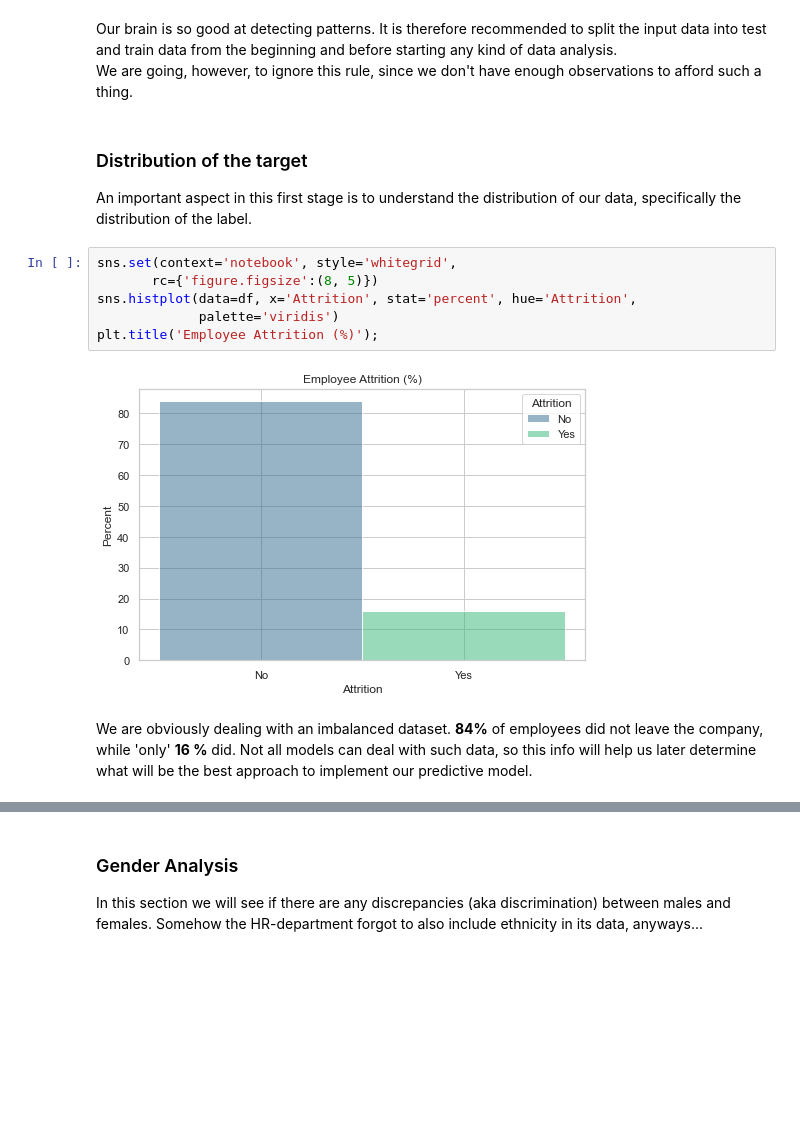
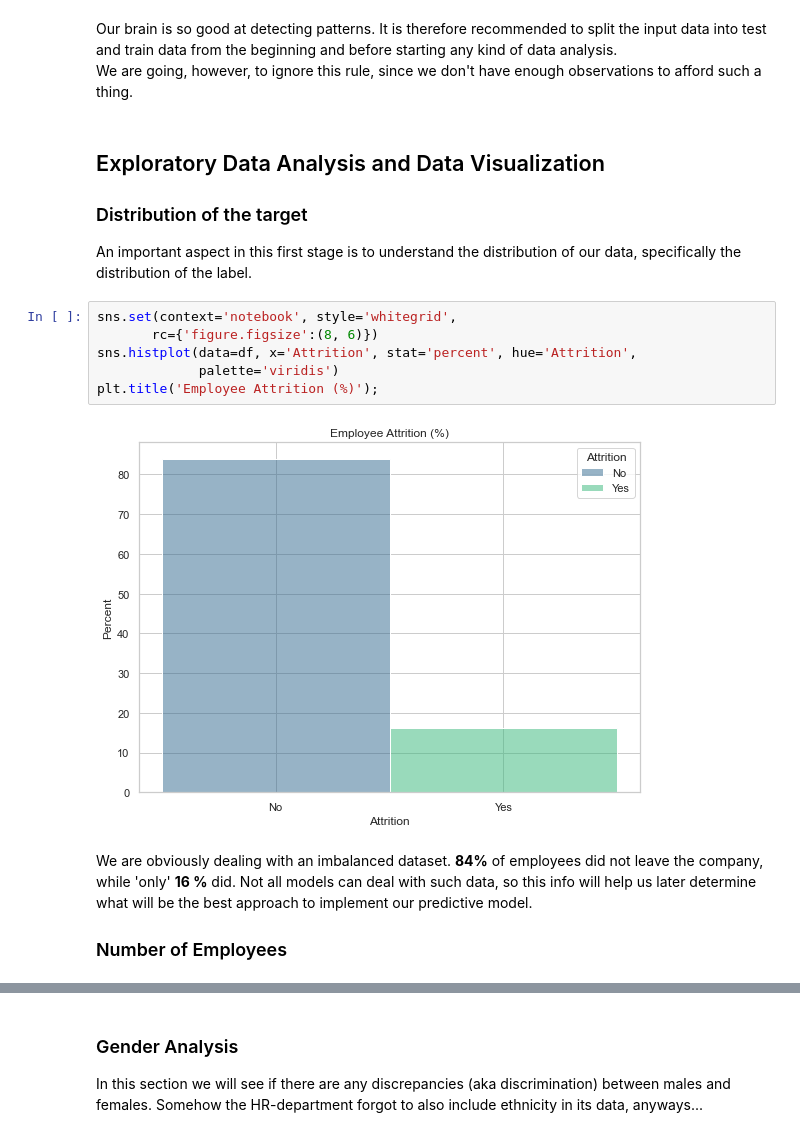
Before and after one commit to skacem/Learning-Machine-Learning, a Jupyter notebook: Case-Studies/case_3.ipynb, the cells around one changed output, grey strips where cells are left out. Saved outputs shown, nothing was run; the diff lists cells and outputs as text; blank space fills up the shorter version.

```diff
--- a/Case-Studies/case_3.ipynb
+++ b/Case-Studies/case_3.ipynb
@@ -163,17 +163,21 @@ target.replace(to_replace={'Yes':1, 'No':0}, inplace=True)
 Our brain is so good at detecting patterns. It is therefore recommended to split the input data into test and train data from the beginning and before starting any kind of data analysis.
 We are going, however, to ignore this rule, since we don't have enough observations to afford such a thing.
 # %% [markdown]
+## Exploratory Data Analysis and Data Visualization
+
 ### Distribution of the target
 
 An important aspect in this first stage is to understand the distribution of our data, specifically the distribution of the label.
 # %%
 sns.set(context='notebook', style='whitegrid',
-       rc={'figure.figsize':(8, 5)})
+       rc={'figure.figsize':(8, 6)})
 sns.histplot(data=df, x='Attrition', stat='percent', hue='Attrition',
              palette='viridis')
 plt.title('Employee Attrition (%)');
 # %% [output]
-[figure, old version]
+[figure, new version]
 # %% [markdown]
 We are obviously dealing with an imbalanced dataset. **84\%** of employees did not leave the company, while 'only' **16
 \%** did. Not all models can deal with such data, so this info will help us later determine what will be the best approach to implement our predictive model.
+
+### Number of Employees
```
Also changed, not shown: parts of 8 cells of this notebook.
